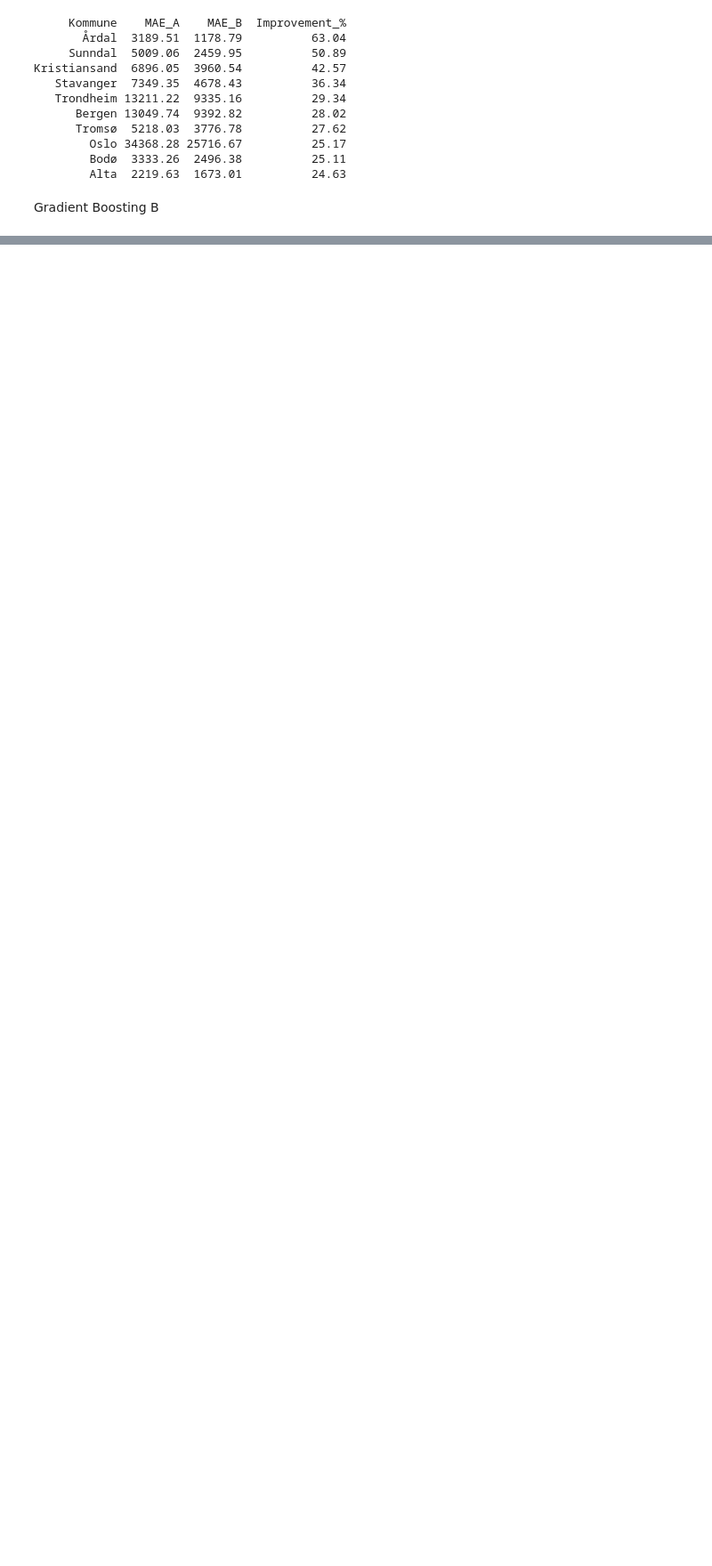
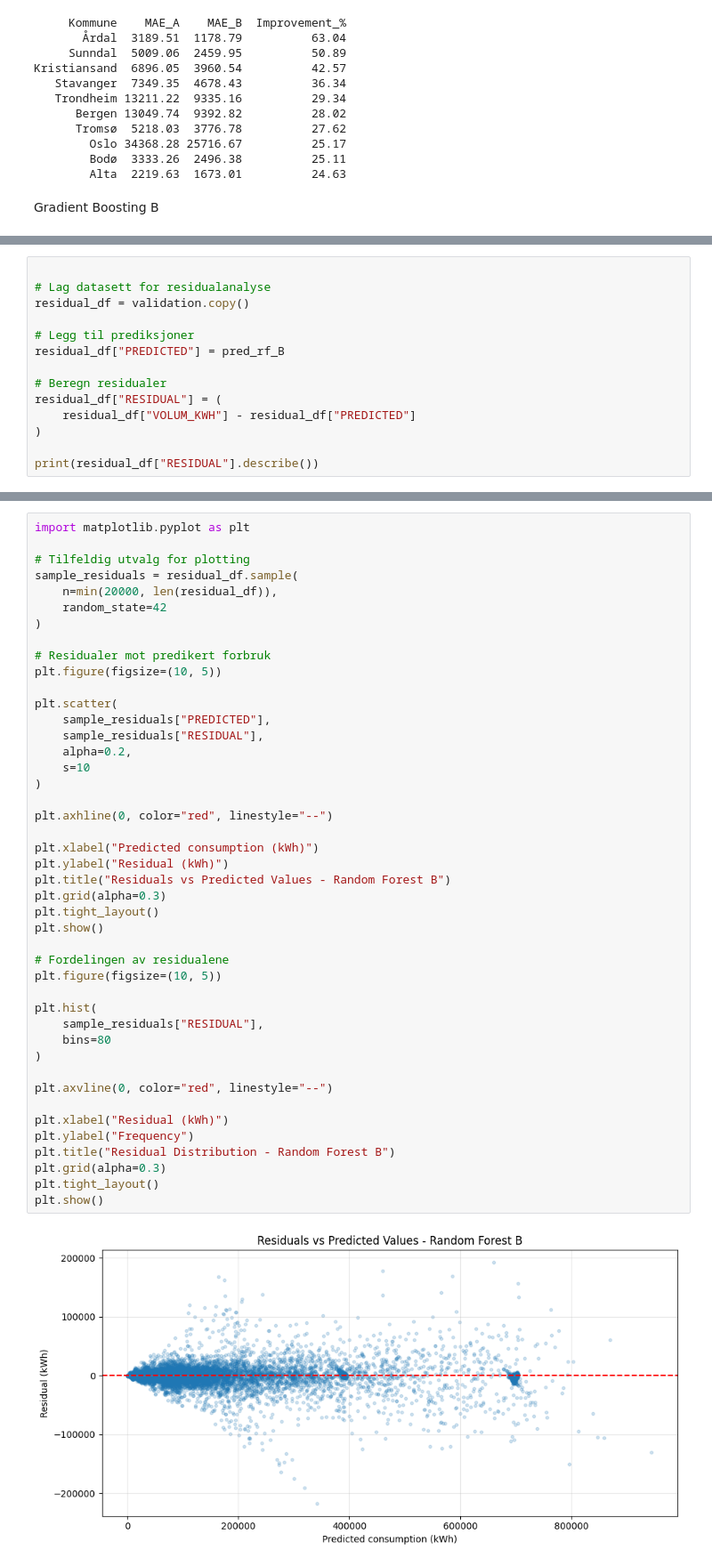
Before and after one commit to jsandtangen/consumption-intelligence, a Jupyter notebook: notebooks/03_Feature_engineering.ipynb, the cells around one changed output, grey strips where cells are left out. Shown at 89% size. Saved outputs shown, nothing was run; the diff lists cells and outputs as text; blank space fills up the shorter version.

```diff
--- a/notebooks/03_Feature_engineering.ipynb
+++ b/notebooks/03_Feature_engineering.ipynb
@@ -857,0 +1008,14 @@ Gradient Boosting B
+# %%
+
+# Lag datasett for residualanalyse
+residual_df = validation.copy()
+
+# Legg til prediksjoner
+residual_df["PREDICTED"] = pred_rf_B
+
+# Beregn residualer
+residual_df["RESIDUAL"] = (
+    residual_df["VOLUM_KWH"] - residual_df["PREDICTED"]
+)
+
+print(residual_df["RESIDUAL"].describe())
@@ -857,0 +1034,46 @@ Gradient Boosting B
+# %%
+import matplotlib.pyplot as plt
+
+# Tilfeldig utvalg for plotting
+sample_residuals = residual_df.sample(
+    n=min(20000, len(residual_df)),
+    random_state=42
+)
+
+# Residualer mot predikert forbruk
+plt.figure(figsize=(10, 5))
+
+plt.scatter(
+    sample_residuals["PREDICTED"],
+    sample_residuals["RESIDUAL"],
+    alpha=0.2,
+    s=10
+)
+
+plt.axhline(0, color="red", linestyle="--")
+
+plt.xlabel("Predicted consumption (kWh)")
+plt.ylabel("Residual (kWh)")
+plt.title("Residuals vs Predicted Values - Random Forest B")
+plt.grid(alpha=0.3)
+plt.tight_layout()
+plt.show()
+
+# Fordelingen av residualene
+plt.figure(figsize=(10, 5))
+
+plt.hist(
+    sample_residuals["RESIDUAL"],
+    bins=80
+)
+
+plt.axvline(0, color="red", linestyle="--")
+
+plt.xlabel("Residual (kWh)")
+plt.ylabel("Frequency")
+plt.title("Residual Distribution - Random Forest B")
+plt.grid(alpha=0.3)
+plt.tight_layout()
+plt.show()
+# %% [output]
+[figure, added]
```
Also changed, not shown: parts of 39 cells of this notebook.
